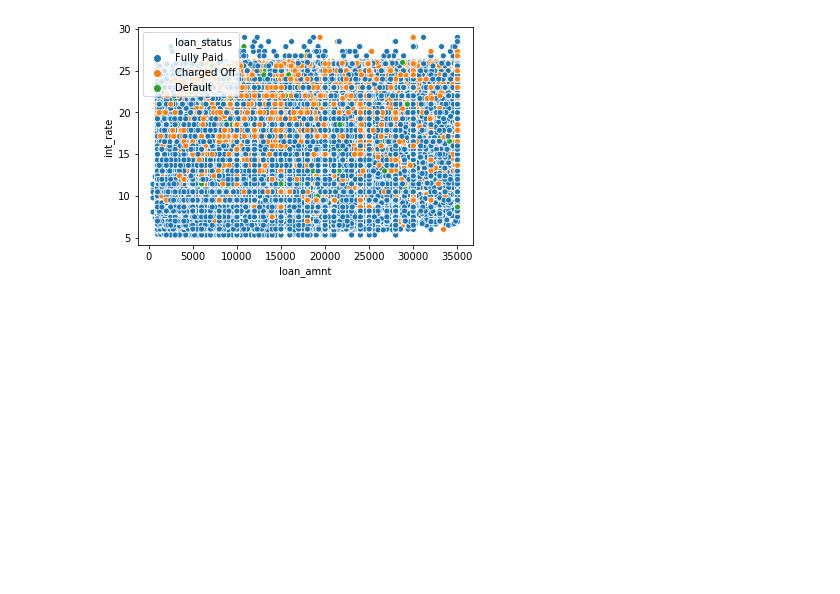
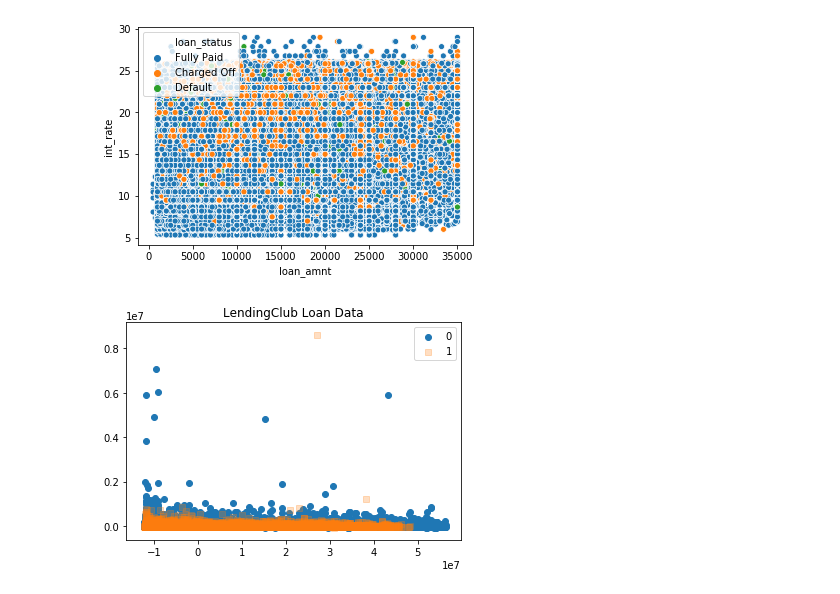
Before and after one commit to bfitzpa5/Metis_Projects, a Jupyter notebook: 03-mcnulty/mcnulty_eda.ipynb, the cells around one changed output. Cells and saved outputs as stored; diff of their text form; code cells hidden in the pictures; blank space fills up the shorter version.

Commit message:
Add PCA visualization to eda

```diff
--- a/03-mcnulty/mcnulty_eda.ipynb
+++ b/03-mcnulty/mcnulty_eda.ipynb
@@ -137,3 +138,7 @@ df = df.loc[df.loan_status.isin(statuses), ]
+# %%
+fname = sorted([x for x in os.listdir('data')
+                if re.match('loan_cleaned_', x)])[-1]
+df = pd.read_csv('data/%s' % fname)
 # %%
 ax = sns.boxplot(x='loan_status', y='loan_amnt', data=df)
 ax.set_xlabel('Loan Status')
@@ -220,3 +225,23 @@ plt.show()
 # %% [output]
 <matplotlib.axes._subplots.AxesSubplot at 0x...>
 [figure]
+# %%
+def plot_2d_space(X, y, label='Classes'):
+    colors = ['#1F77B4', '#FF7F0E']
+    markers = ['o', 's']
+    for l, c, m in zip(np.unique(y), colors, markers):
+        plt.scatter(
+            X[y==l, 0],
+            X[y==l, 1],
+            c=c, label=l, marker=m, alpha=(0.25 if l==1 else 1)
+        )
+    plt.title(label)
+    plt.legend(loc='upper right')
+    plt.show()
+# %%
+pca = PCA(n_components=2)
+X = pca.fit_transform(df.drop('default', axis=1))
+y = df.default
+plot_2d_space(X, y, 'LendingClub Loan Data')
+# %% [output]
+[figure, added]
```
Also changed, not shown: parts of 4 cells of this notebook.
